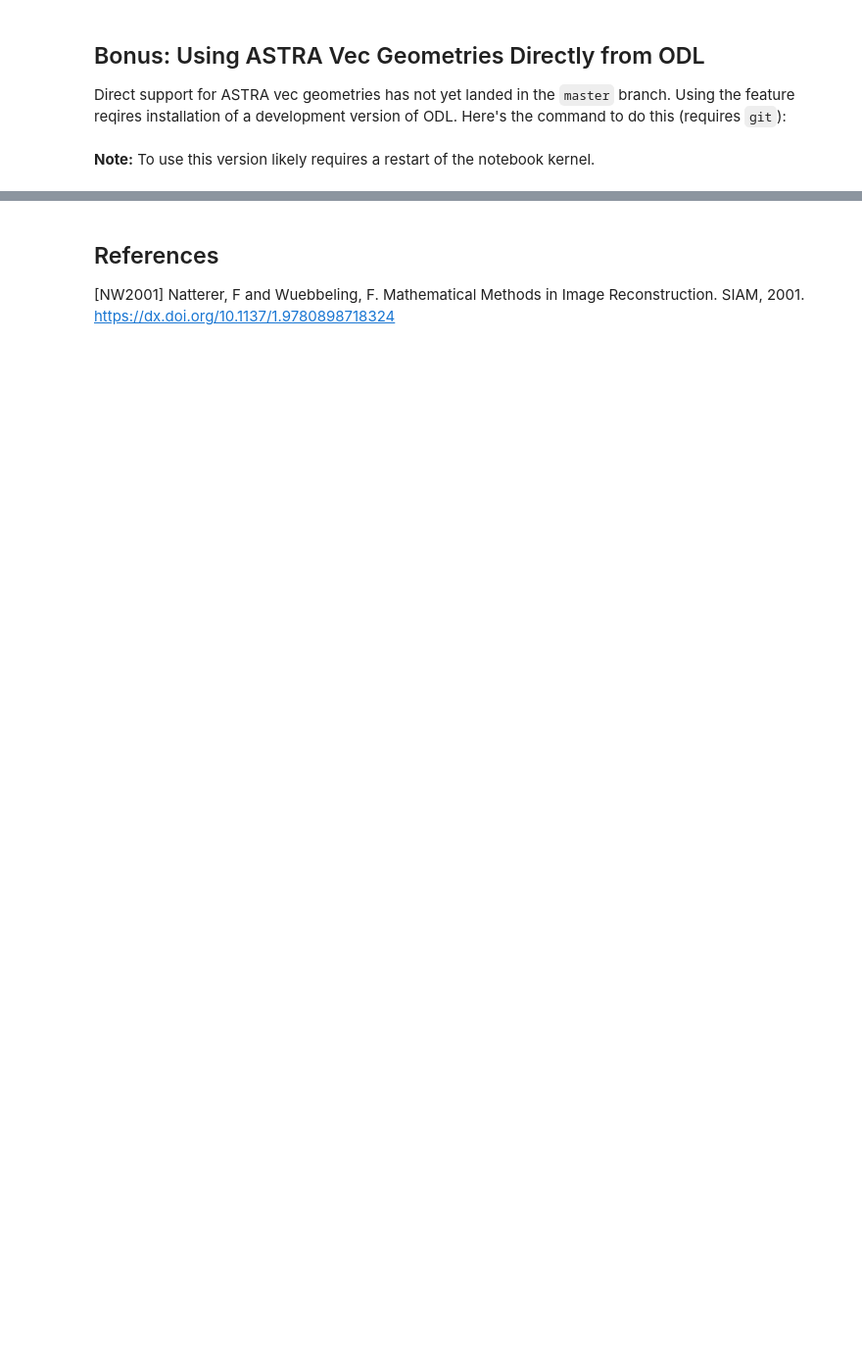
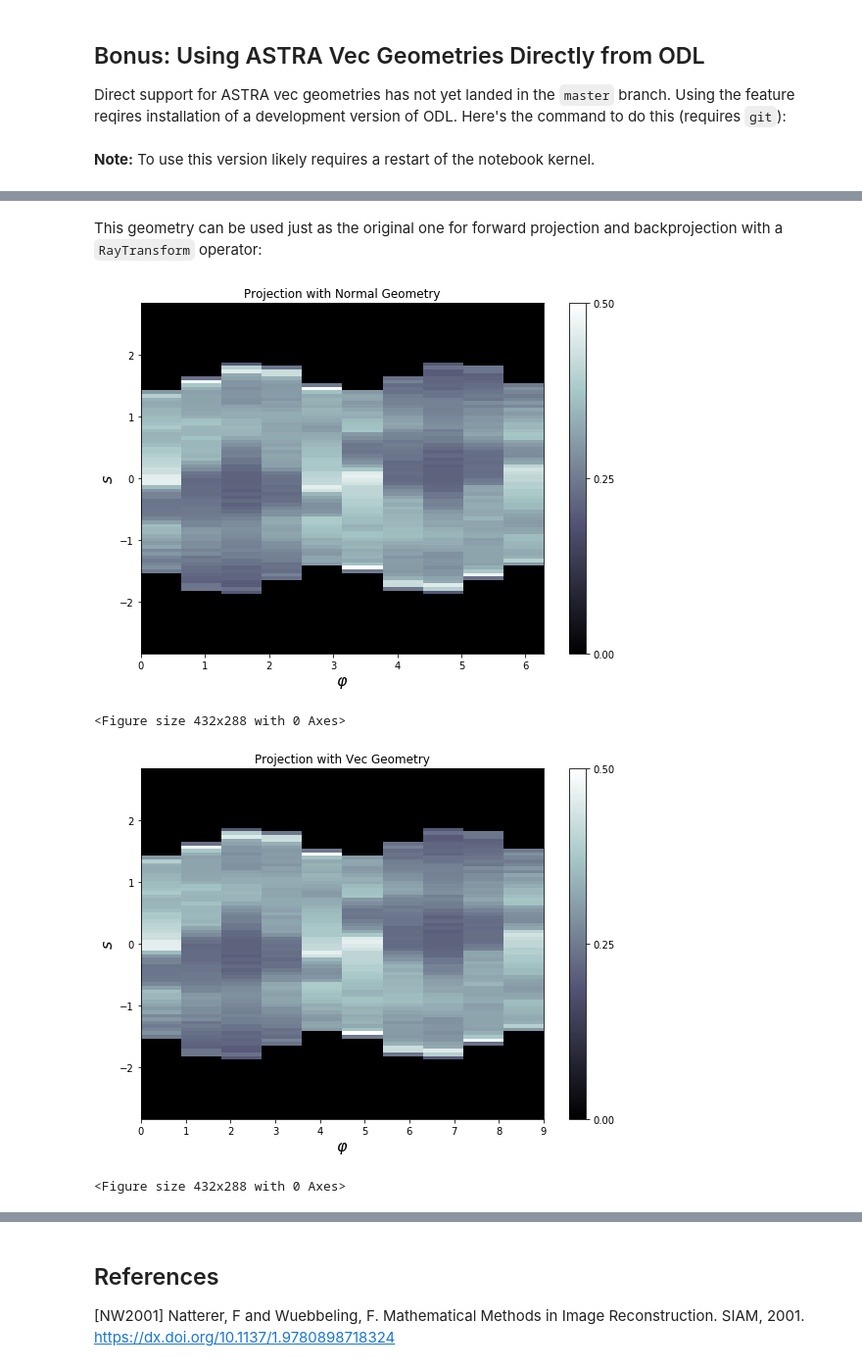
Before and after one commit to kohr-h/astra_odl_workshop, a Jupyter notebook: 4_tomography.ipynb, the cells around one changed output, grey strips where cells are left out. Shown at 98% size. Cells and saved outputs as stored; diff of their text form; code cells hidden in the pictures; blank space fills up the shorter version.

```diff
--- a/4_tomography.ipynb
+++ b/4_tomography.ipynb
@@ -342,0 +348,7 @@ Direct support for ASTRA vec geometries has not yet landed in the `master` branc
+# %%
+import odl
+
+X = odl.uniform_discr([-1, -1], [1, 1], (200, 200))
+geom = odl.tomo.cone_beam_geometry(X, src_radius=4, det_radius=4, det_shape=100, num_angles=10)  # for easier viewing
+vecs = odl.tomo.cone_2d_geom_to_astra_vecs(geom)
+print(vecs)
@@ -342,0 +378,3 @@ Direct support for ASTRA vec geometries has not yet landed in the `master` branc
+# %%
+vec_geom = odl.tomo.ConeVecGeometry(det_shape=100, vectors=vecs)
+print(vec_geom)
@@ -342,0 +399,18 @@ Direct support for ASTRA vec geometries has not yet landed in the `master` branc
+# %% [markdown]
+This geometry can be used just as the original one for forward projection and backprojection with a `RayTransform` operator:
+# %%
+ray_trafo = odl.tomo.RayTransform(X, geom, impl='astra_cpu')
+ray_trafo_vec = odl.tomo.RayTransform(X, vec_geom, impl='astra_cpu')
+
+x = odl.phantom.shepp_logan(X, modified=True)
+y = ray_trafo(x)
+y_vec = ray_trafo_vec(x)
+
+y.show('Projection with Normal Geometry', figsize=(8, 6), force_show=True)
+y_vec.show('Projection with Vec Geometry', figsize=(8, 6))
+pass
+# %% [output]
+[figure, added]
+<Figure size 432x288 with 0 Axes>
+[figure, added]
+<Figure size 432x288 with 0 Axes>
```
Also changed, not shown: parts of 19 cells of this notebook.
